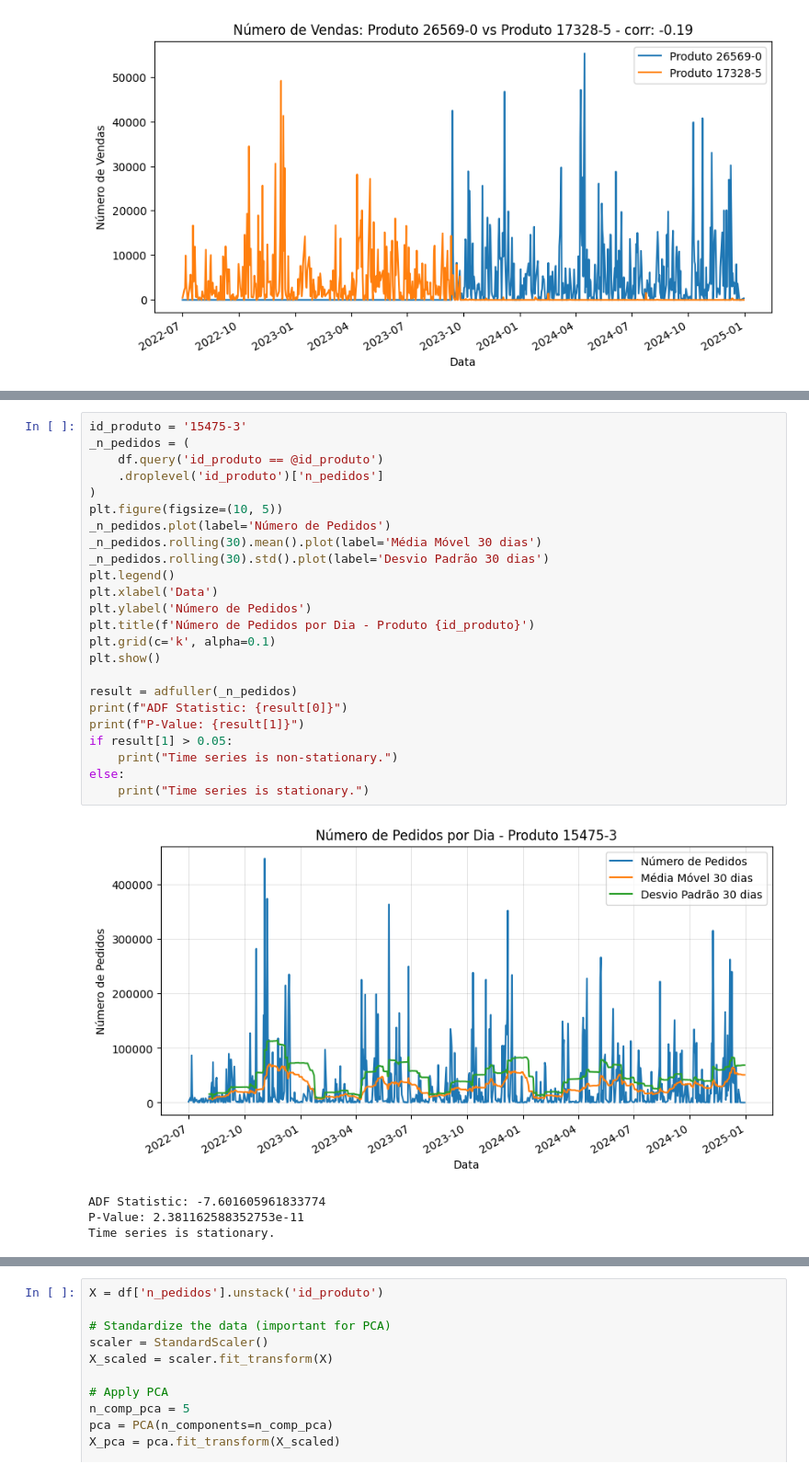
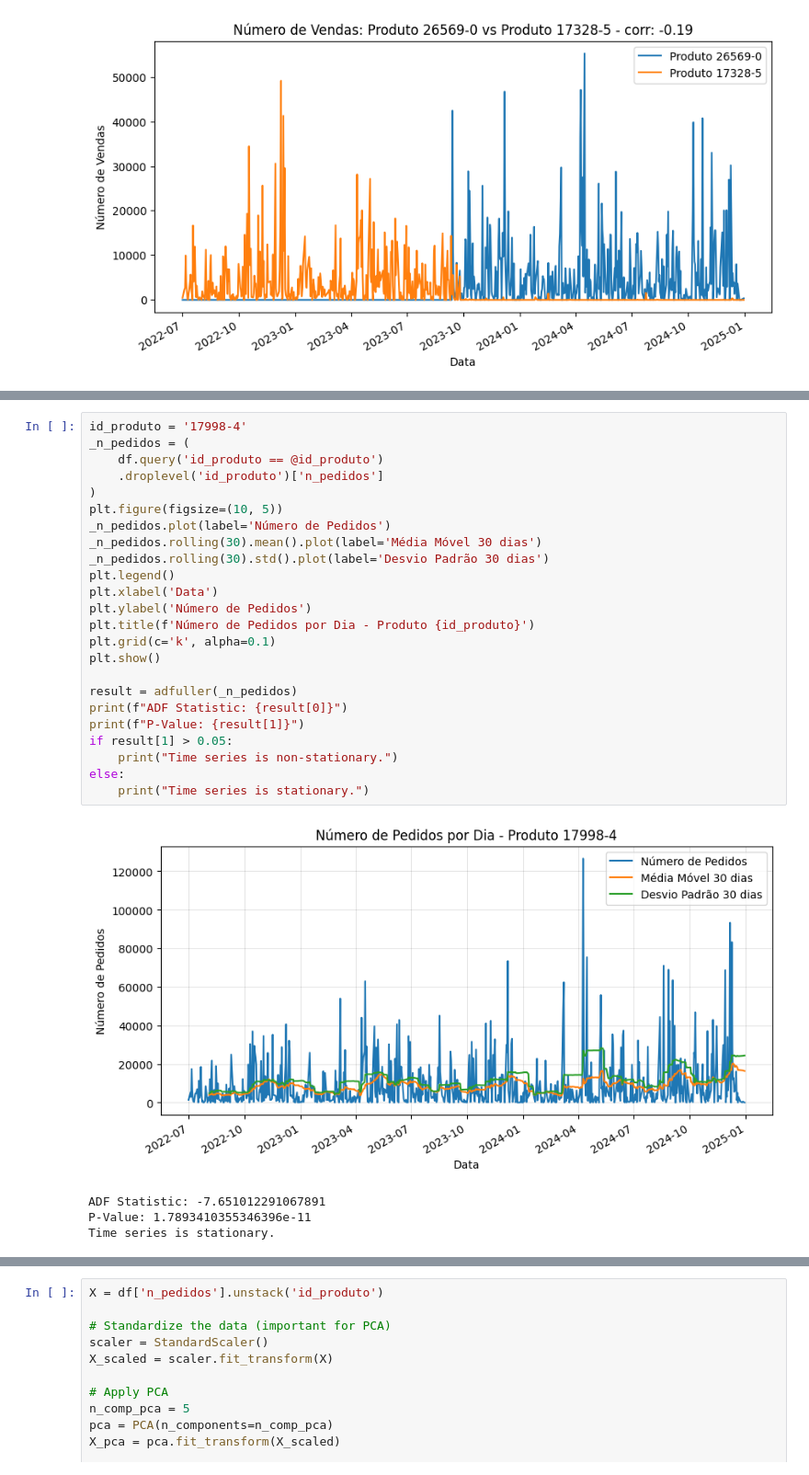
Before and after one commit to iagodantasf/a3_desafio_2, a Jupyter notebook: notebooks/eda.ipynb, the cells around one changed output, grey strips where cells are left out. Shown: that part at 92% size. Drawn from its saved outputs; the diff is of its cells as text.

```diff
--- a/notebooks/eda.ipynb
+++ b/notebooks/eda.ipynb
@@ -138,29 +198,29 @@ plt.show()
 # %%
-id_produto = '15475-3'
+id_produto = '17998-4'
 _n_pedidos = (
     df.query('id_produto == @id_produto')
     .droplevel('id_produto')['n_pedidos']
 )
 plt.figure(figsize=(10, 5))
 _n_pedidos.plot(label='Número de Pedidos')
 _n_pedidos.rolling(30).mean().plot(label='Média Móvel 30 dias')
 _n_pedidos.rolling(30).std().plot(label='Desvio Padrão 30 dias')
 plt.legend()
 plt.xlabel('Data')
 plt.ylabel('Número de Pedidos')
 plt.title(f'Número de Pedidos por Dia - Produto {id_produto}')
 plt.grid(c='k', alpha=0.1)
 plt.show()
 
 result = adfuller(_n_pedidos)
 print(f"ADF Statistic: {result[0]}")
 print(f"P-Value: {result[1]}")
 if result[1] > 0.05:
     print("Time series is non-stationary.")
 else:
     print("Time series is stationary.")
 # %% [output]
-[figure, old version]
+[figure, new version]
-ADF Statistic: -7.601605961833774
-P-Value: 2.381162588352753e-11
+ADF Statistic: -7.651012291067891
+P-Value: 1.7893410355346396e-11
 Time series is stationary.
```
Also changed, not shown: parts of 13 cells of this notebook.
